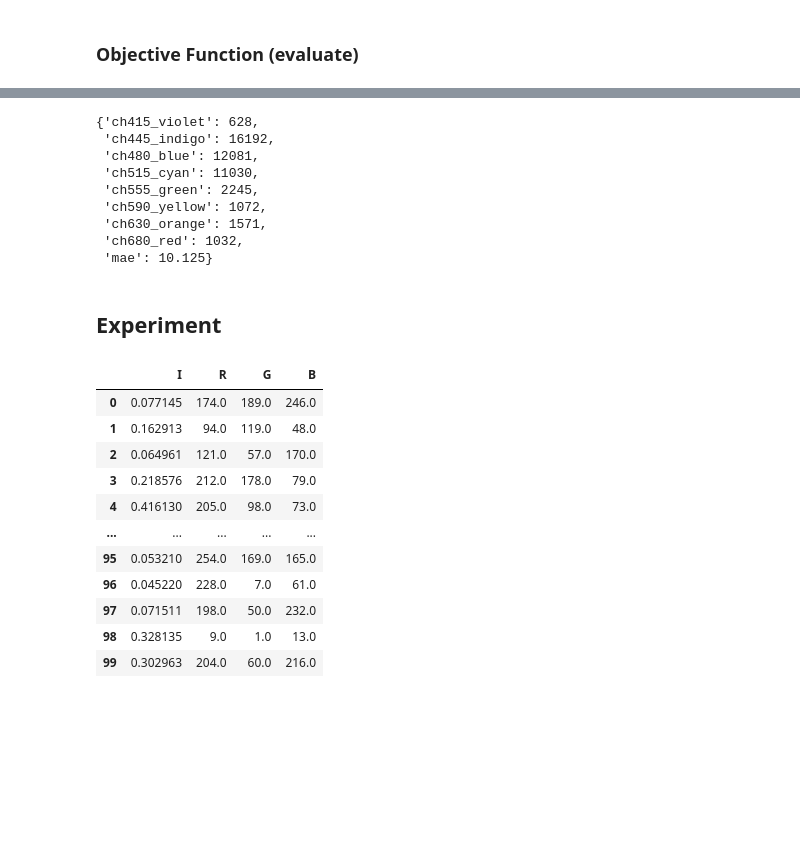
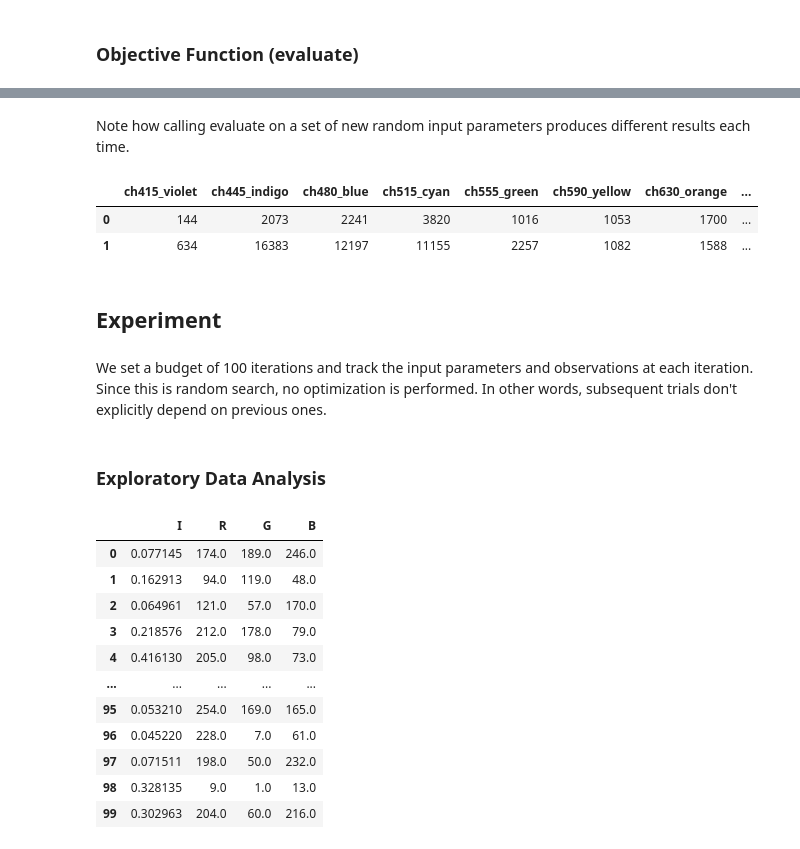
Before and after one commit to sparks-baird/self-driving-lab-demo, a Jupyter notebook: notebooks/random_search.ipynb, the cells around one changed output, grey strips where cells are left out. Drawn from its saved outputs; the diff is of its cells as text; code cells hidden in the pictures; blank space fills up the shorter version.

```diff
--- a/notebooks/random_search.ipynb
+++ b/notebooks/random_search.ipynb
@@ -125,17 +141,18 @@ evaluate(*get_random_inputs())
-# %%
-evaluate(*get_target_inputs())
-# %% [output]
-{'ch415_violet': 628,
- 'ch445_indigo': 16192,
- 'ch480_blue': 12081,
- 'ch515_cyan': 11030,
- 'ch555_green': 2245,
- 'ch590_yellow': 1072,
- 'ch630_orange': 1571,
- 'ch680_red': 1032,
- 'mae': 10.125}
+# %% [markdown]
+Note how calling evaluate on a set of new random input parameters produces different results
+each time.
+# %%
+pd.DataFrame([evaluate(*get_random_inputs()), evaluate(*get_target_inputs())])
+# %% [output]
+|  | ch415_violet | ch445_indigo | ch480_blue | ch515_cyan | ch555_green | ch590_yellow | ch630_orange | ... |
+| 0 | 144 | 2073 | 2241 | 3820 | 1016 | 1053 | 1700 | ... |
+| 1 | 634 | 16383 | 12197 | 11155 | 2257 | 1082 | 1588 | ... |
 # %% [markdown]
 ## Experiment
+# %% [markdown]
+We set a budget of 100 iterations and track the input parameters and observations at
+each iteration. Since this is random search, no optimization is performed. In other
+words, subsequent trials don't explicitly depend on previous ones.
 # %%
 from tqdm import trange
 
@@ -149,6 +166,8 @@ for i in trange(num_iter):
 
     inputs.append(input)
     observed_data.append(observed_datum)
+# %% [markdown]
+### Exploratory Data Analysis
 # %%
 input_df = pd.DataFrame(np.array(inputs), columns=["I", "R", "G", "B"])
 input_df
```
Also changed, not shown: parts of 28 cells of this notebook.
